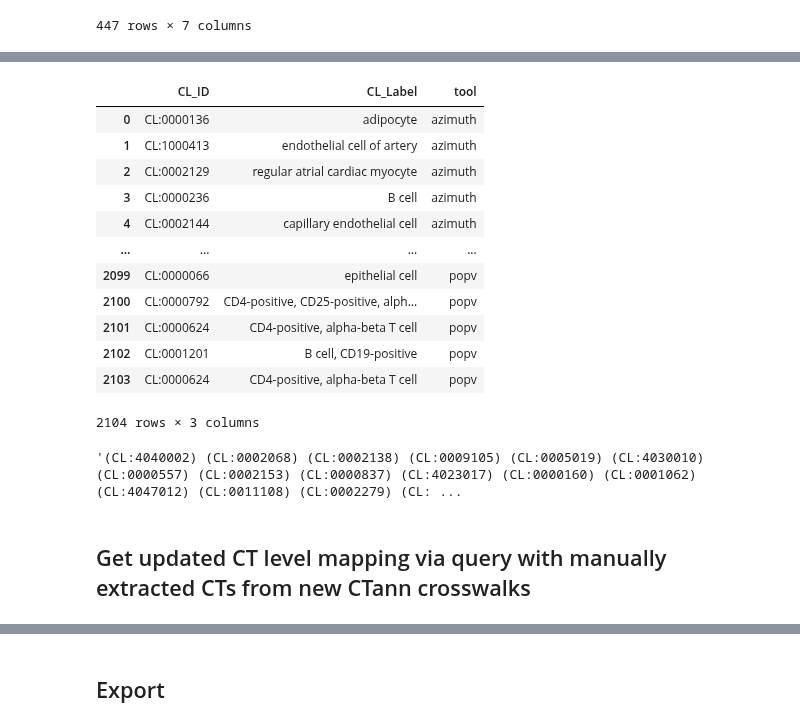
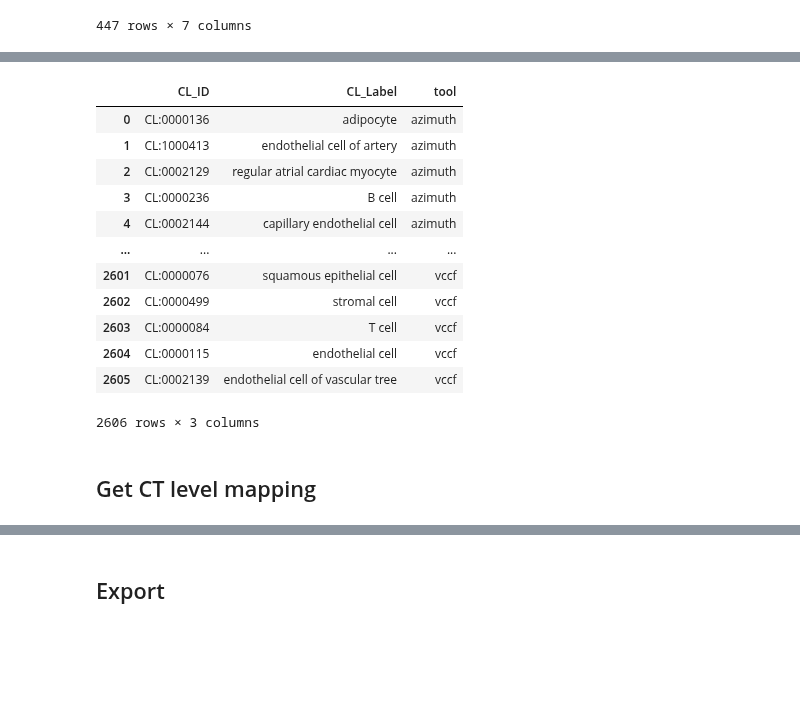
Before and after one commit to cns-iu/hra-pop-notebooks, a Jupyter notebook: ctann-tree/ctann_tree_vis.ipynb, the cells around one changed output, grey strips where cells are left out. Saved outputs shown, nothing was run; the diff lists cells and outputs as text; code cells hidden in the pictures; blank space fills up the shorter version.

Commit message:
Update ctann tree (#4)
* Started updating ctann-tree

* started fixing tree

* Update ctann_tree_vis.ipynb

* updated tree

* Re-made tree

```diff
--- a/ctann-tree/ctann_tree_vis.ipynb
+++ b/ctann-tree/ctann_tree_vis.ipynb
@@ -83,3 +92,7 @@ crosswalk_popv
 | 445 | bone marrow | UBERON:0002371 | B cell, CD19-positive | NaN | B cell, CD19-positive | CL:0001201 | skos:exactMatch |
 | 446 | mesenteric lymph node | UBERON:0002509 | CD4-positive, alpha-beta T cell | NaN | CD4-positive, alpha-beta T cell | CL:0000624 | skos:exactMatch |
 447 rows × 7 columns
+# %%
+crosswalk_vccf = pd.read_csv(
+    'https://cdn.humanatlas.io/digital-objects/ctann/vccf/v1.0/assets/vccf-crosswalk.csv', skiprows=10)
+crosswalk_vccf
@@ -86,41 +113,31 @@ crosswalk_popv
 # %%
 # extract CL IDs and labels with tool
 extract = ['CL_ID', 'CL_Label']
 
 # Extract the columns from each DataFrame
 az_selected = crosswalk_azimuth[extract].assign(tool='azimuth')
 ct_selected = crosswalk_celltypist[extract].assign(tool='celltypist')
 popv_selected = crosswalk_popv[extract].assign(tool='popv')
+vccf_selected = crosswalk_vccf[extract].assign(tool='vccf')
 
 # Concatenate them into one DataFrame
-combined_df = pd.concat([az_selected, ct_selected, popv_selected], ignore_index=True)
+df_crosswalks_combined = pd.concat(
+    [az_selected, ct_selected, popv_selected, vccf_selected], ignore_index=True)
 
-combined_df
+df_crosswalks_combined
 # %% [output]
 |  | CL_ID | CL_Label | tool |
 | 0 | CL:0000136 | adipocyte | azimuth |
 | 1 | CL:1000413 | endothelial cell of artery | azimuth |
 | 2 | CL:0002129 | regular atrial cardiac myocyte | azimuth |
 | 3 | CL:0000236 | B cell | azimuth |
 | 4 | CL:0002144 | capillary endothelial cell | azimuth |
 | ... | ... | ... | ... |
-| 2099 | CL:0000066 | epithelial cell | popv |
-| 2100 | CL:0000792 | CD4-positive, CD25-positive, alph... | popv |
-| 2101 | CL:0000624 | CD4-positive, alpha-beta T cell | popv |
-| 2102 | CL:0001201 | B cell, CD19-positive | popv |
-| 2103 | CL:0000624 | CD4-positive, alpha-beta T cell | popv |
+| 2601 | CL:0000076 | squamous epithelial cell | vccf |
+| 2602 | CL:0000499 | stromal cell | vccf |
+| 2603 | CL:0000084 | T cell | vccf |
+| 2604 | CL:0000115 | endothelial cell | vccf |
+| 2605 | CL:0002139 | endothelial cell of vascular tree | vccf |
-2104 rows × 3 columns
+2606 rows × 3 columns
-# %%
-# reformat for SPARQL at https://api.triplydb.com/s/JTDOCdAFS
-parts = []
-
-for index, row in combined_df.iterrows():
-  parts.append(f'(CL:{row['CL_ID'].split(":")[-1]})')
-
-unique = set(parts)
-formatted_cells = ' '.join(unique)
-formatted_cells
-# %% [output]
-'(CL:4040002) (CL:0002068) (CL:0002138) (CL:0009105) (CL:0005019) (CL:4030010) (CL:0000557) (CL:0002153) (CL:0000837) (CL:4023017) (CL:0000160) (CL:0001062) (CL:4047012) (CL:0011108) (CL:0002279) (CL: ...
 # %% [markdown]
-## Get updated CT level mapping via query with manually extracted CTs from new CTann crosswalks
+## Get CT level mapping
```
Also changed, not shown: parts of 24 cells of this notebook, 1 other file.
